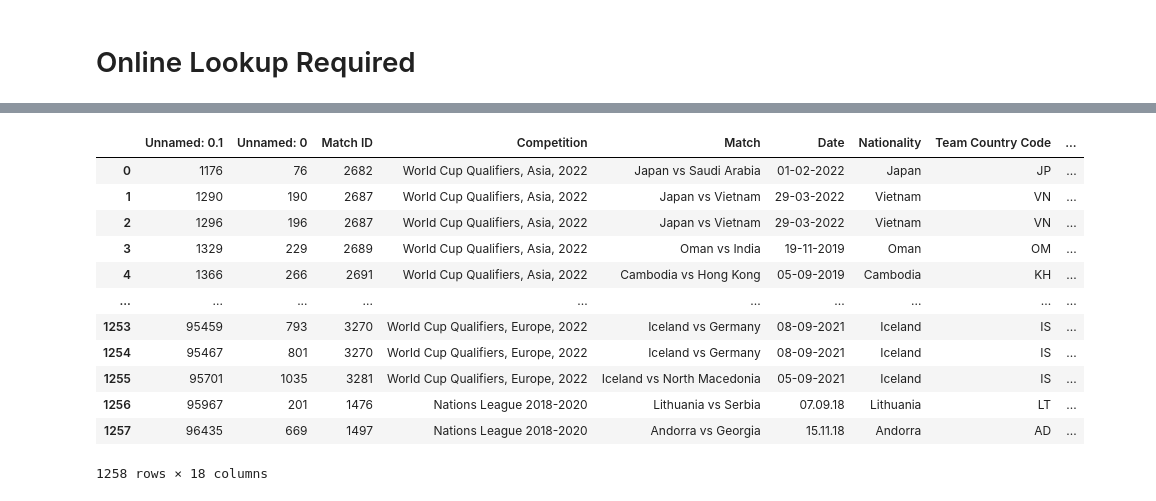
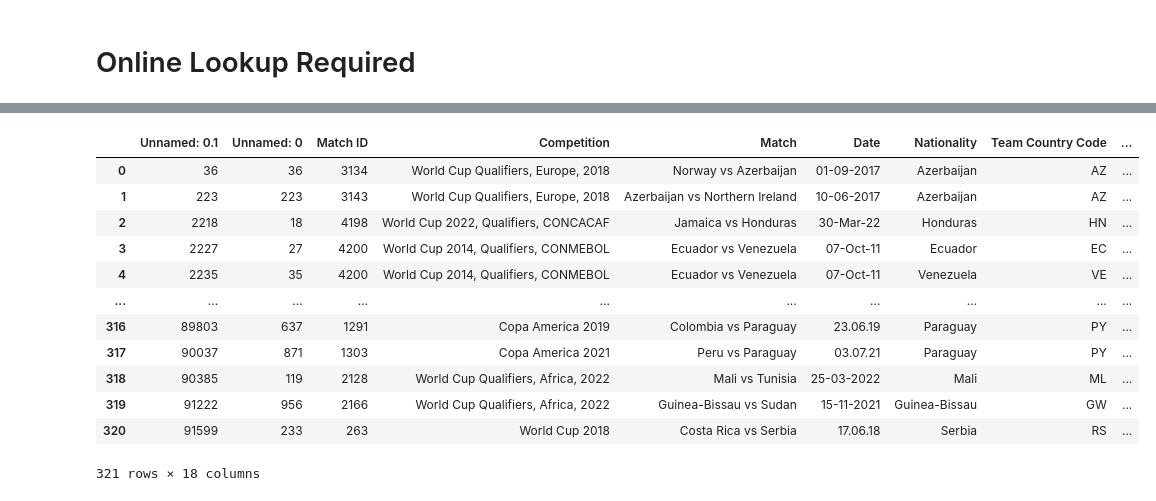
Before and after one commit to finnlsmith/footy_project_market_value_rankings, a Jupyter notebook: create_dataset_1/assemble_dataset_1_lookup_cases.ipynb, the cells around one changed output, grey strips where cells are left out. Drawn from its saved outputs; the diff is of its cells as text; code cells hidden in the pictures.

```diff
--- a/create_dataset_1/assemble_dataset_1_lookup_cases.ipynb
+++ b/create_dataset_1/assemble_dataset_1_lookup_cases.ipynb
@@ -409,41 +893,0 @@ Player is R Fernandez. Found matches: ['Izan Fernández']. threshold is 75
-# %%
-#online lookup - 1 guy found
-online_lookup_1_found
-
-#if the name is initial + name make sure the name starts with initial and ends with name. be mindful of the accents here if names are same w accents removed that's ok
-
-#if its just name (no initials) do nothing
-
-#is the name that it found the closest match in the dataset_nationality?
-#is there another name in the dataset thats basically a better quality of match?? or the same?
-    #if there is another potential name do you do the multi name match date lookup?
-
-        #if one guy is remaining YOU HAVE A MATCH
-
-        #if multiple remaining, then see the below example when there's an array of names
-
-        #if 0 remaining then what?
-
-    #if not any other potential names, evaluate the quality of this match.
-
-        #if the quality is good then YOU HAVE A MATCH
-
-        #if the quality is super super low then what?
-
-    #provided you have a name
-    #look up that name + that season
-    #if there are no rows, you have to look them up online
-# %% [output]
-|  | Unnamed: 0.1 | Unnamed: 0 | Match ID | Competition | Match | Date | Nationality | Team Country Code | ... |
-| 0 | 1176 | 76 | 2682 | World Cup Qualifiers, Asia, 2022 | Japan vs Saudi Arabia | 01-02-2022 | Japan | JP | ... |
-| 1 | 1290 | 190 | 2687 | World Cup Qualifiers, Asia, 2022 | Japan vs Vietnam | 29-03-2022 | Vietnam | VN | ... |
-| 2 | 1296 | 196 | 2687 | World Cup Qualifiers, Asia, 2022 | Japan vs Vietnam | 29-03-2022 | Vietnam | VN | ... |
-| 3 | 1329 | 229 | 2689 | World Cup Qualifiers, Asia, 2022 | Oman vs India | 19-11-2019 | Oman | OM | ... |
-| 4 | 1366 | 266 | 2691 | World Cup Qualifiers, Asia, 2022 | Cambodia vs Hong Kong | 05-09-2019 | Cambodia | KH | ... |
-| ... | ... | ... | ... | ... | ... | ... | ... | ... | ... |
-| 1253 | 95459 | 793 | 3270 | World Cup Qualifiers, Europe, 2022 | Iceland vs Germany | 08-09-2021 | Iceland | IS | ... |
-| 1254 | 95467 | 801 | 3270 | World Cup Qualifiers, Europe, 2022 | Iceland vs Germany | 08-09-2021 | Iceland | IS | ... |
-| 1255 | 95701 | 1035 | 3281 | World Cup Qualifiers, Europe, 2022 | Iceland vs North Macedonia | 05-09-2021 | Iceland | IS | ... |
-| 1256 | 95967 | 201 | 1476 | Nations League 2018-2020 | Lithuania vs Serbia | 07.09.18 | Lithuania | LT | ... |
-| 1257 | 96435 | 669 | 1497 | Nations League 2018-2020 | Andorra vs Georgia | 15.11.18 | Andorra | AD | ... |
-1258 rows × 18 columns
@@ -450,3 +992,19 @@ online_lookup_1_found
+# %%
+online_lookup_multi_found
+# %% [output]
+|  | Unnamed: 0.1 | Unnamed: 0 | Match ID | Competition | Match | Date | Nationality | Team Country Code | ... |
+| 0 | 36 | 36 | 3134 | World Cup Qualifiers, Europe, 2018 | Norway vs Azerbaijan | 01-09-2017 | Azerbaijan | AZ | ... |
+| 1 | 223 | 223 | 3143 | World Cup Qualifiers, Europe, 2018 | Azerbaijan vs Northern Ireland | 10-06-2017 | Azerbaijan | AZ | ... |
+| 2 | 2218 | 18 | 4198 | World Cup 2022, Qualifiers, CONCACAF | Jamaica vs Honduras | 30-Mar-22 | Honduras | HN | ... |
+| 3 | 2227 | 27 | 4200 | World Cup 2014, Qualifiers, CONMEBOL | Ecuador vs Venezuela | 07-Oct-11 | Ecuador | EC | ... |
+| 4 | 2235 | 35 | 4200 | World Cup 2014, Qualifiers, CONMEBOL | Ecuador vs Venezuela | 07-Oct-11 | Venezuela | VE | ... |
+| ... | ... | ... | ... | ... | ... | ... | ... | ... | ... |
+| 316 | 89803 | 637 | 1291 | Copa America 2019 | Colombia vs Paraguay | 23.06.19 | Paraguay | PY | ... |
+| 317 | 90037 | 871 | 1303 | Copa America 2021 | Peru vs Paraguay | 03.07.21 | Paraguay | PY | ... |
+| 318 | 90385 | 119 | 2128 | World Cup Qualifiers, Africa, 2022 | Mali vs Tunisia | 25-03-2022 | Mali | ML | ... |
+| 319 | 91222 | 956 | 2166 | World Cup Qualifiers, Africa, 2022 | Guinea-Bissau vs Sudan | 15-11-2021 | Guinea-Bissau | GW | ... |
+| 320 | 91599 | 233 | 263 | World Cup 2018 | Costa Rica vs Serbia | 17.06.18 | Serbia | RS | ... |
+321 rows × 18 columns
 # %%
 #online lookup required - multiple names found
 
```
Also changed, not shown: parts of 23 cells of this notebook, 8 other files.
